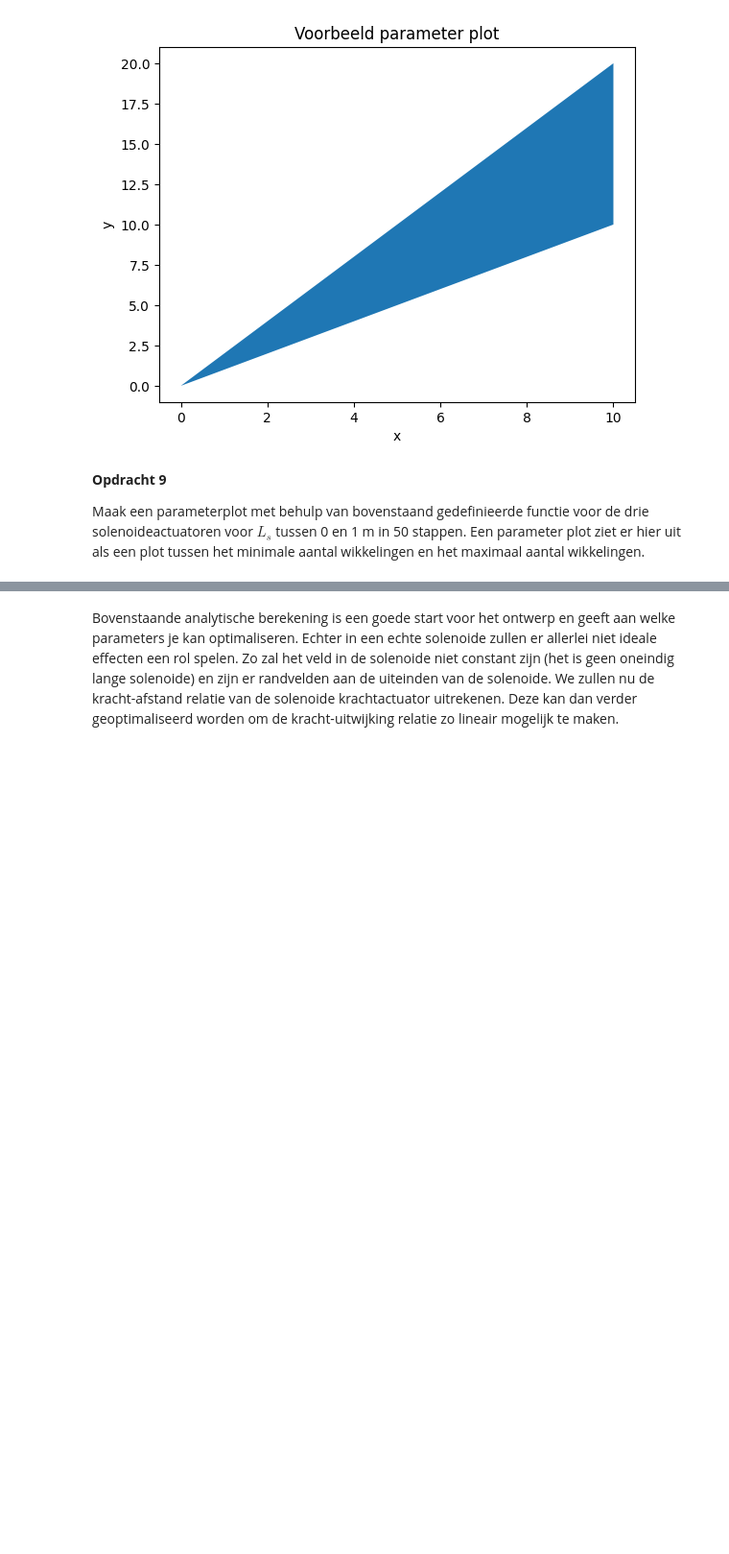
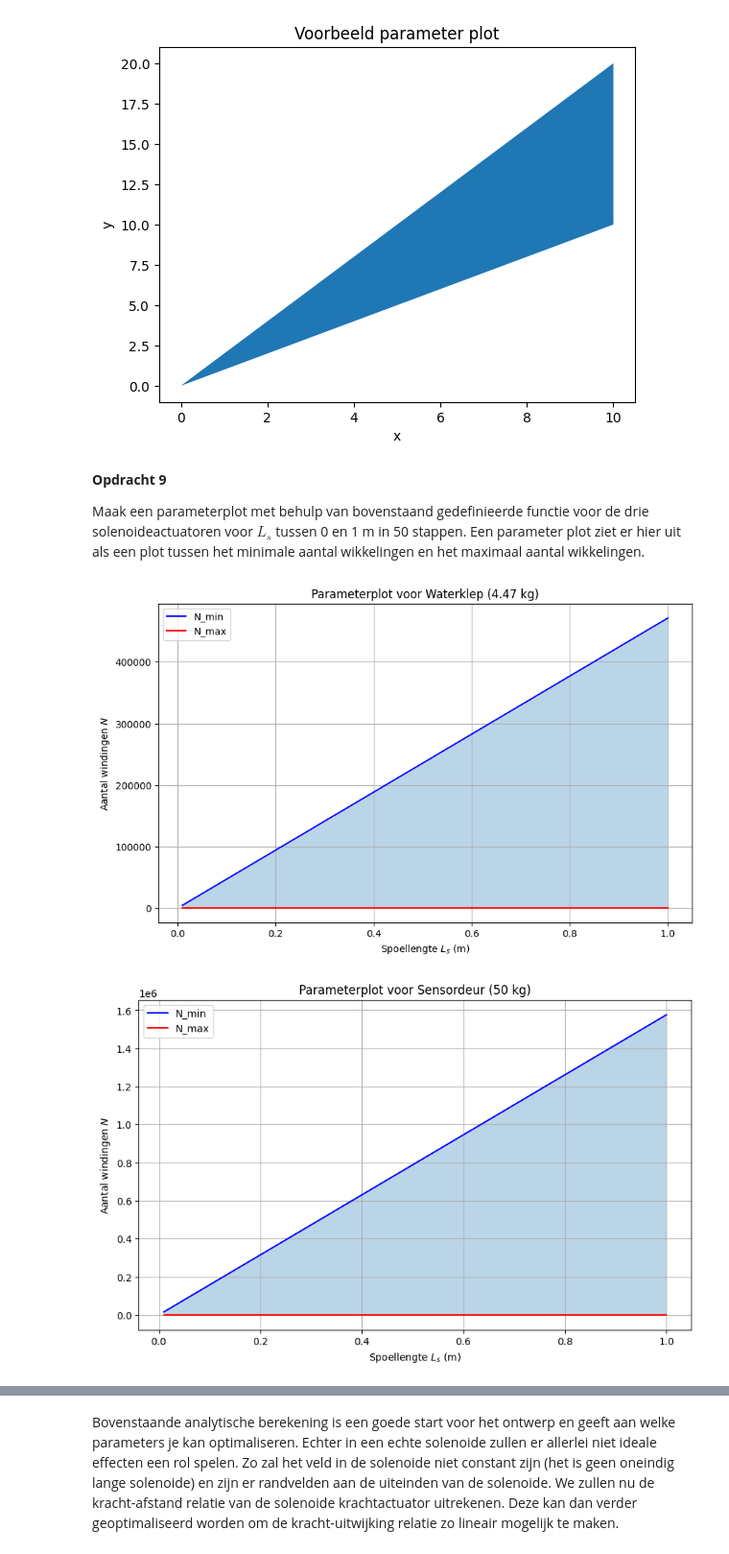
Before and after one commit to owesdorp/opdrachten-DEF-D, a Jupyter notebook: DigitaleOntwerpopdrachten/2KrachtactuatorOpdracht/2KrachtactuatorOpdracht/KrachtactuatorOpdracht.ipynb, the cells around one changed output, grey strips where cells are left out. Shown at 96% size. Drawn from its saved outputs; the diff is of its cells as text; code cells hidden in the pictures; blank space fills up the shorter version.

```diff
--- a/DigitaleOntwerpopdrachten/2KrachtactuatorOpdracht/2KrachtactuatorOpdracht/KrachtactuatorOpdracht.ipynb
+++ b/DigitaleOntwerpopdrachten/2KrachtactuatorOpdracht/2KrachtactuatorOpdracht/KrachtactuatorOpdracht.ipynb
@@ -180,4 +270,70 @@ Maak een parameterplot met behulp van bovenstaand gedefinieerde functie voor de
 # %%
 ###
 ###Jouw code hier###
-###
+# CONSTANTEN
+mu0 = 4*np.pi*1e-7
+g = 9.81
+
+# FUNCTIE UIT OPDRACHT 8
+def winding_limits(Ls, rs, rd, I, m=None, F=None, max_wire_length=40):
+    if F is None:
+        F = m * g
+
+    A = np.pi * rs**2
+    a = Ls
+
+    # Minimale windingen
+    N_min = np.sqrt((2 * F * a**2) / (mu0 * I**2 * A))
+
+    # Maximale windingen door geometrie
+    turns_per_layer = Ls / rd
+    layers = rs / rd
+    N_max_geom = turns_per_layer * layers
+
+    # Maximale windingen door draadlengte
+    avg_circ = 2 * np.pi * (rs / 2)
+    N_max_length = max_wire_length / avg_circ
+
+    # Werkelijke maximum
+    N_max = np.minimum(N_max_geom, N_max_length)
+
+    return N_min, N_max
+
+
+# PARAMETERAS
+Ls_vals = np.linspace(0.01, 1.0, 50)
+
+# ACTUATORPARAMETERS
+actuators = {
+    "Waterklep (4.47 kg)": dict(rs=0.02, rd=0.1e-3, I=0.5, m=4.47),
+    "Sensordeur (50 kg)": dict(rs=0.02, rd=0.1e-3, I=0.5, m=50),
+    "Deur-ontgrendel (40 N)": dict(rs=0.01, rd=0.1e-3, I=0.5, F=40)
+}
+
+# --- DRIE APARTE GRAFIEKEN ---
+for name, params in actuators.items():
+    N_min_vals = []
+    N_max_vals = []
+
+    for Ls in Ls_vals:
+        N_min, N_max = winding_limits(Ls, **params)
+        N_min_vals.append(N_min)
+        N_max_vals.append(N_max)
+
+    N_min_vals = np.array(N_min_vals)
+    N_max_vals = np.array(N_max_vals)
+
+    plt.figure(figsize=(10,6))
+    plt.fill_between(Ls_vals, N_min_vals, N_max_vals, alpha=0.3)
+    plt.plot(Ls_vals, N_min_vals, label="N_min", color="blue")
+    plt.plot(Ls_vals, N_max_vals, label="N_max", color="red")
+
+    plt.title(f"Parameterplot voor {name}")
+    plt.xlabel("Spoellengte $L_s$ (m)")
+    plt.ylabel("Aantal windingen $N$")
+    plt.legend()
+    plt.grid(True)
+    plt.show()
+# %% [output]
+[figure, added]
+[figure, added]
```
Also changed, not shown: parts of 10 cells of this notebook, 5 other files.
